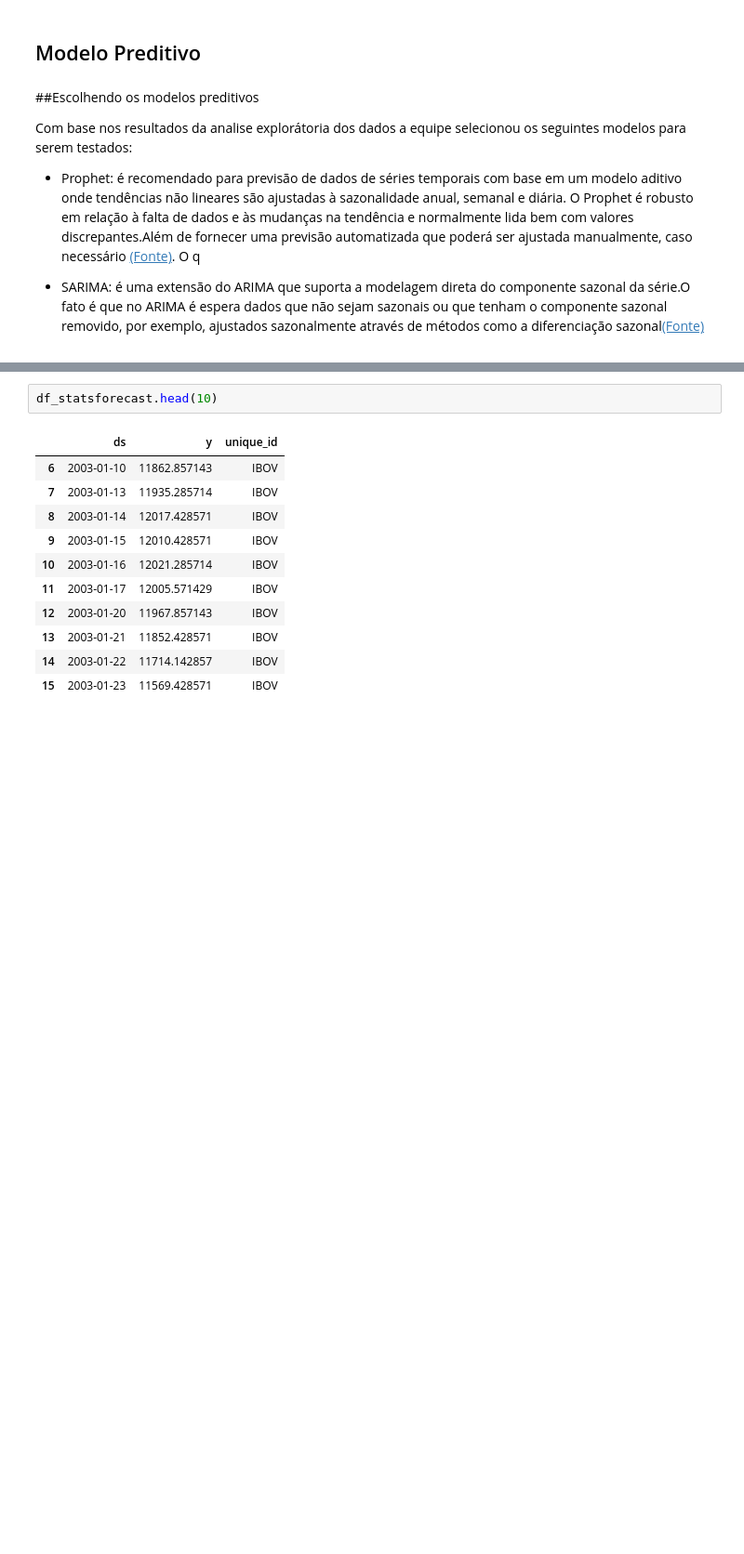
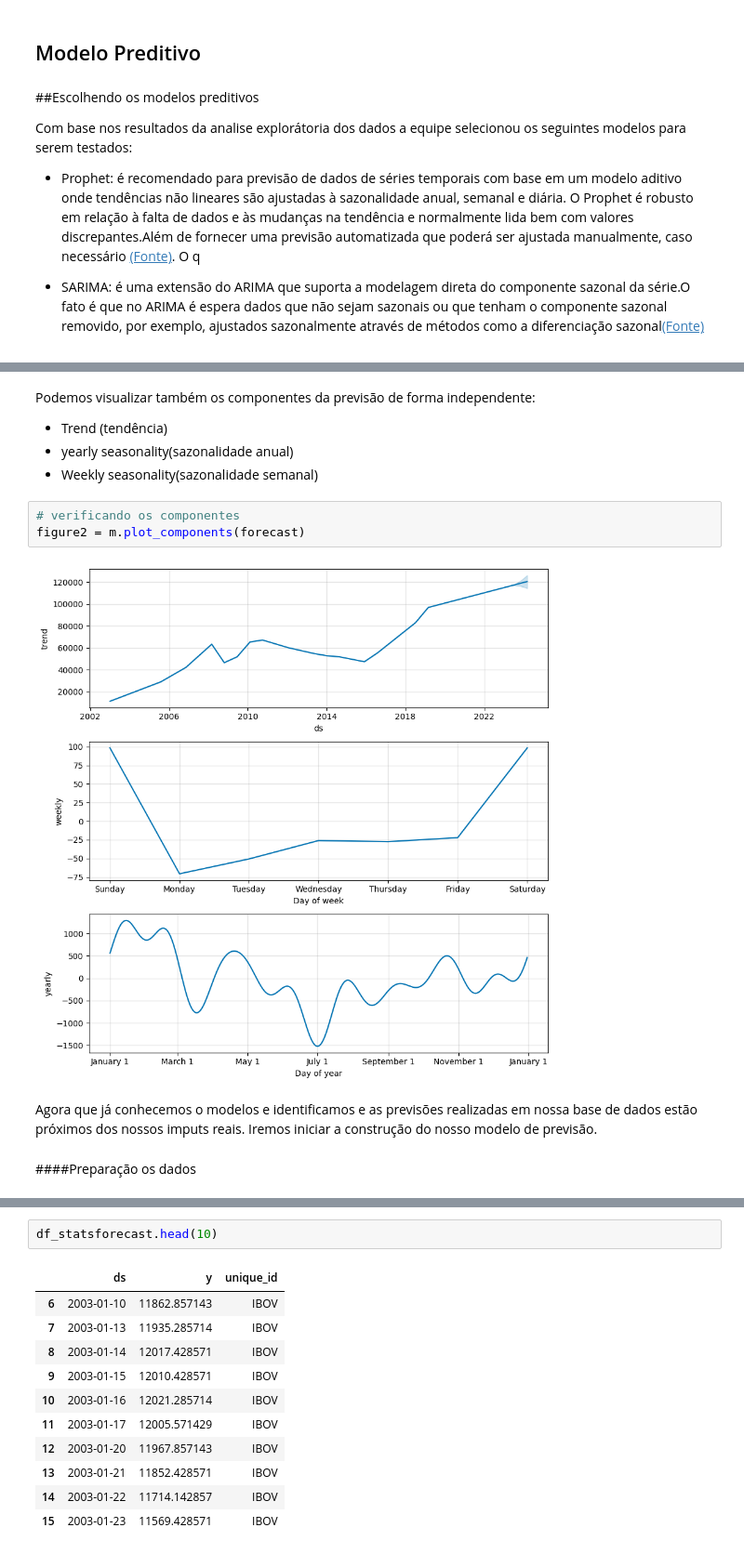
Before and after one commit to agcorrea/fiap-techchallenge-grupo41, a Jupyter notebook: fase-2/predicao-ibovespa.ipynb, the cells around one changed output, grey strips where cells are left out. Shown at 93% size. Saved outputs shown, nothing was run; the diff lists cells and outputs as text; blank space fills up the shorter version.

```diff
--- a/fase-2/predicao-ibovespa.ipynb
+++ b/fase-2/predicao-ibovespa.ipynb
@@ -479,0 +597,15 @@ Com base nos resultados da analise explorátoria dos dados a equipe selecionou o
+# %% [markdown]
+Podemos visualizar também os componentes da previsão de forma independente:
+
+*   Trend (tendência)
+*   yearly seasonality(sazonalidade anual)
+*   Weekly seasonality(sazonalidade semanal)
+# %%
+# verificando os componentes
+figure2 = m.plot_components(forecast)
+# %% [output]
+[figure, added]
+# %% [markdown]
+Agora que já conhecemos o modelos e identificamos e as previsões realizadas em nossa base de dados estão próximos dos nossos imputs reais. Iremos iniciar a construção do nosso modelo de previsão.
+# %% [markdown]
+####Preparação os dados
```
Also changed, not shown: parts of 117 cells of this notebook.
